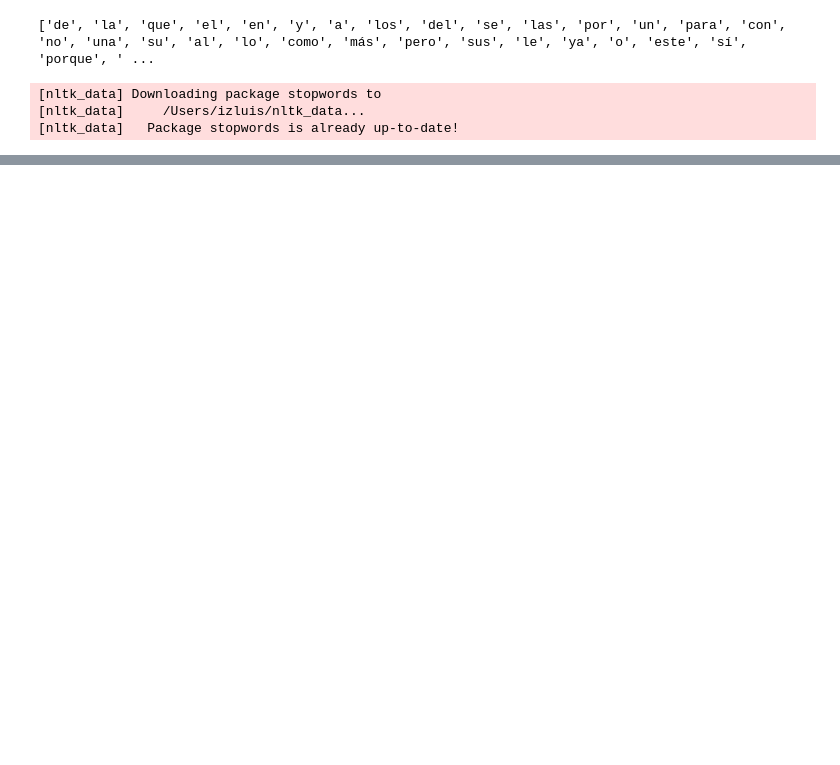
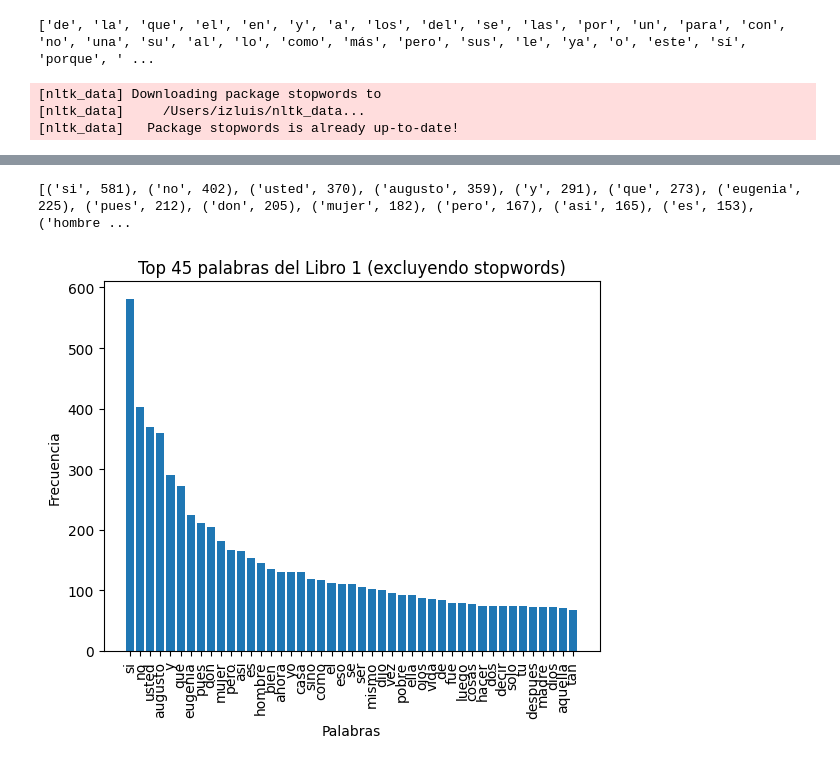
Before and after one commit to IzLuis/Maestria, a Jupyter notebook: Procesamiento de Información/Tareas/Tarea 2/Izquierdo_Luis_Entrega1B2.ipynb, the cells around one changed output, grey strips where cells are left out. Saved outputs shown, nothing was run; the diff lists cells and outputs as text; code cells hidden in the pictures; blank space fills up the shorter version.

```diff
--- a/Procesamiento de Información/Tareas/Tarea 2/Izquierdo_Luis_Entrega1B2.ipynb
+++ b/Procesamiento de Información/Tareas/Tarea 2/Izquierdo_Luis_Entrega1B2.ipynb
@@ -172,0 +170,7 @@ histograma(frecuencia_libro1, "Libro 1", 45)
+# %%
+frecuencia_libro1 = frecuencia(libro_1_nostop, 45)
+print(frecuencia_libro1)
+histograma(frecuencia_libro1, "Libro 1 (excluyendo stopwords)", 45)
+# %% [output]
+[('si', 581), ('no', 402), ('usted', 370), ('augusto', 359), ('y', 291), ('que', 273), ('eugenia', 225), ('pues', 212), ('don', 205), ('mujer', 182), ('pero', 167), ('asi', 165), ('es', 153), ('hombre ...
+[figure, added]
```
Also changed, not shown: parts of 19 cells of this notebook, 5 other files.
